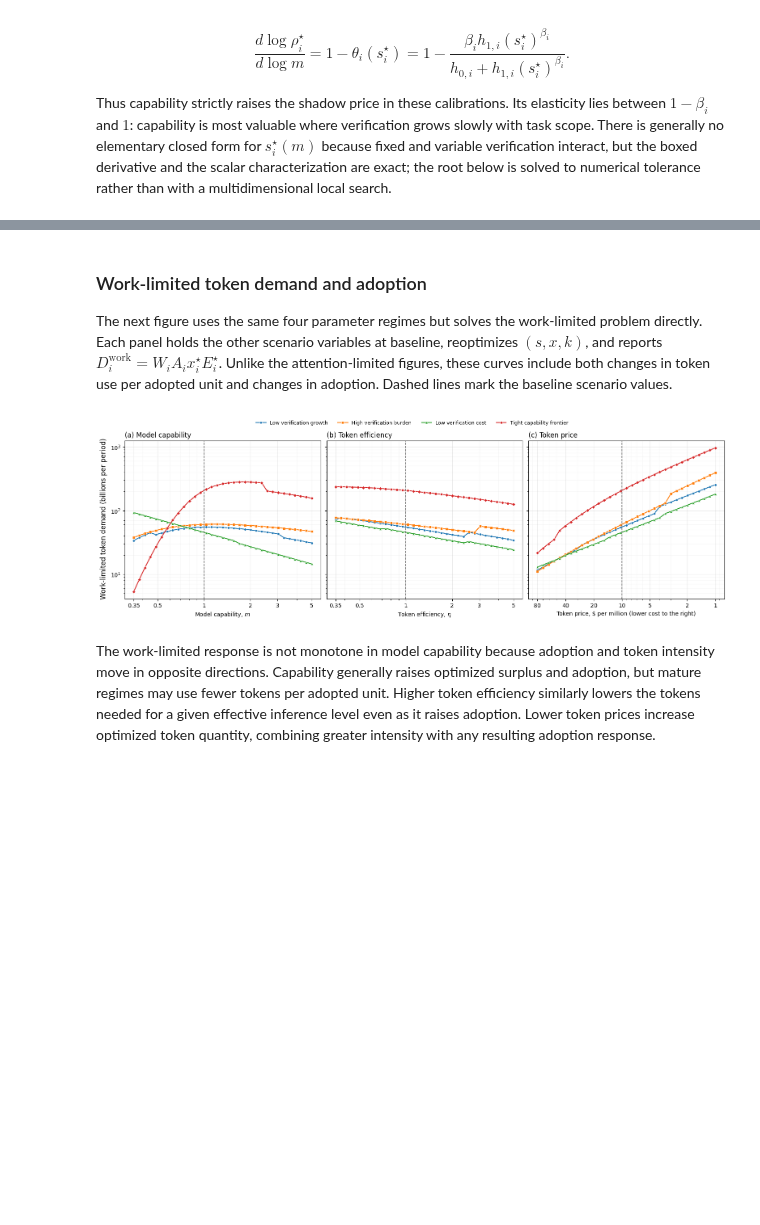
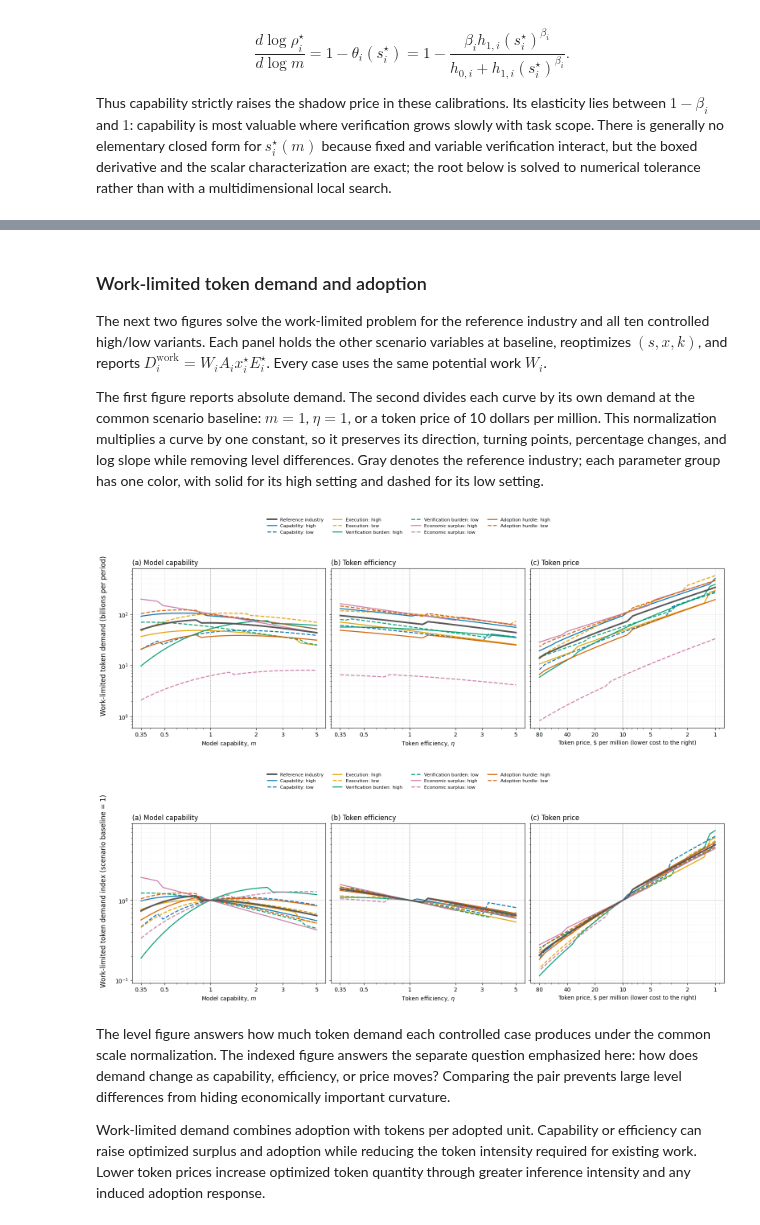
Before and after one commit to theothersteven/modeling-token-demand, a Jupyter notebook: notebooks/comparative_statics.ipynb, the cells around one changed output, grey strips where cells are left out. Cells and saved outputs as stored; diff of their text form; code cells hidden in the pictures; blank space fills up the shorter version.

```diff
--- a/notebooks/comparative_statics.ipynb
+++ b/notebooks/comparative_statics.ipynb
@@ -29,6 +27,7 @@ from modeling_token_demand import (
     IndustryModel,
     OptimizationSettings,
     PolicyOptimizer,
+    REFERENCE_INDUSTRY,
     Scenario,
     illustrative_industries,
 )
@@ -36,7 +35,7 @@ from modeling_token_demand import (
 FIGURE_DIR = ROOT / "figures"
 FIGURE_DIR.mkdir(exist_ok=True)
 ATTENTION_HOURS_PER_INDUSTRY = 100_000.0
-work_limited_industries = illustrative_industries(include_threshold=False)
+work_limited_industries = illustrative_industries()
 industries = tuple(
     replace(industry, human_attention_hours=ATTENTION_HOURS_PER_INDUSTRY)
     for industry in work_limited_industries
@@ -469,5 +579,5 @@ The horizontal axis is reversed, so moving right means tokens become cheaper. Th
 # %%
-token_prices = np.geomspace(1.0, 80.0, 33)
+token_prices = np.unique(np.append(np.geomspace(1.0, 80.0, 33), 10.0))
 price_results = solve_axis(
     attention_optimizer, "token_price_per_million", token_prices
 )
@@ -503,7 +613,7 @@ The second price figure reports token spend $cD(c)$. Moving right while a spendi
 
 Higher $\eta$ means each token buys more effective inference while model capability $m$ is held fixed. Thus this experiment isolates efficiency from an outward shift in the capability frontier.
 # %%
-token_efficiencies = np.geomspace(0.35, 5.0, 33)
+token_efficiencies = np.unique(np.append(np.geomspace(0.35, 5.0, 33), 1.0))
 efficiency_results = solve_axis(
     attention_optimizer, "token_efficiency", token_efficiencies
 )
@@ -621,7 +731,7 @@ $$
 
 Thus capability strictly raises the shadow price in these calibrations. Its elasticity lies between $1-\beta_i$ and $1$: capability is most valuable where verification grows slowly with task scope. There is generally no elementary closed form for $s_i^\star(m)$ because fixed and variable verification interact, but the boxed derivative and the scalar characterization are exact; the root below is solved to numerical tolerance rather than with a multidimensional local search.
 # %%
-model_capabilities = np.geomspace(0.35, 5.0, 33)
+model_capabilities = np.unique(np.append(np.geomspace(0.35, 5.0, 33), 1.0))
 attention_capability_results = solve_axis(
     attention_optimizer, "model_capability", model_capabilities
 )
@@ -752,21 +867,37 @@ surplus_capability_figure = plot_surplus_by_capability(
 # %% [markdown]
 ### Work-limited token demand and adoption
 
-The next figure uses the same four parameter regimes but solves the work-limited problem directly. Each panel holds the other scenario variables at baseline, reoptimizes $(s,x,k)$, and reports $D_i^{\mathrm{work}}=W_iA_ix_i^\star E_i^\star$. Unlike the attention-limited figures, these curves include both changes in token use per adopted unit and changes in adoption. Dashed lines mark the baseline scenario values.
+The next two figures solve the work-limited problem for the reference industry and all ten controlled high/low variants. Each panel holds the other scenario variables at baseline, reoptimizes $(s,x,k)$, and reports $D_i^{\mathrm{work}}=W_iA_ix_i^\star E_i^\star$. Every case uses the same potential work $W_i$.
+
+The first figure reports absolute demand. The second divides each curve by its own demand at the common scenario baseline: $m=1$, $\eta=1$, or a token price of 10 dollars per million. This normalization multiplies a curve by one constant, so it preserves its direction, turning points, percentage changes, and log slope while removing level differences. Gray denotes the reference industry; each parameter group has one color, with solid for its high setting and dashed for its low setting.
 # %%
-work_limited_figure = plot_work_limited_demand(
+work_limited_levels_figure = plot_work_limited_demand(
     model_capabilities,
     work_limited_capability_results,
     token_efficiencies,
     work_limited_efficiency_results,
     token_prices,
     work_limited_price_results,
-    filename="work-limited-token-demand.png",
+    normalize=False,
+    filename="work-limited-token-demand-levels.png",
 )
+work_limited_indexed_figure = plot_work_limited_demand(
+    model_capabilities,
+    work_limited_capability_results,
+    token_efficiencies,
+    work_limited_efficiency_results,
+    token_prices,
+    work_limited_price_results,
+    normalize=True,
+    filename="work-limited-token-demand-indexed.png",
+)
 # %% [output]
-[figure, old version]
+[figure, new version]
+[figure, added]
 # %% [markdown]
-The work-limited response is not monotone in model capability because adoption and token intensity move in opposite directions. Capability generally raises optimized surplus and adoption, but mature regimes may use fewer tokens per adopted unit. Higher token efficiency similarly lowers the tokens needed for a given effective inference level even as it raises adoption. Lower token prices increase optimized token quantity, combining greater intensity with any resulting adoption response.
+The level figure answers how much token demand each controlled case produces under the common scale normalization. The indexed figure answers the separate question emphasized here: how does demand change as capability, efficiency, or price moves? Comparing the pair prevents large level differences from hiding economically important curvature.
+
+Work-limited demand combines adoption with tokens per adopted unit. Capability or efficiency can raise optimized surplus and adoption while reducing the token intensity required for existing work. Lower token prices increase optimized token quantity through greater inference intensity and any induced adoption response.
 # %% [markdown]
 ## Retry choice with abundant interchangeable work
 
```
Also changed, not shown: parts of 21 cells of this notebook, 13 other files.
